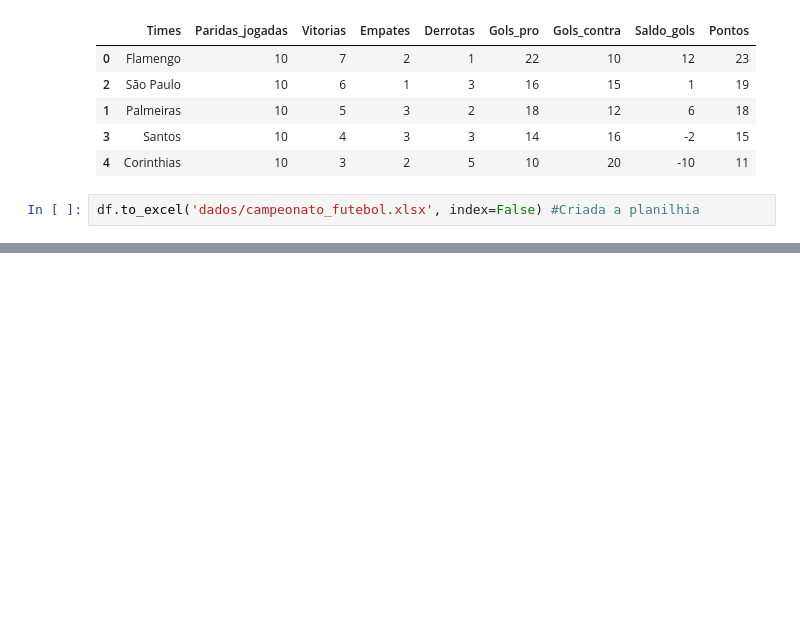
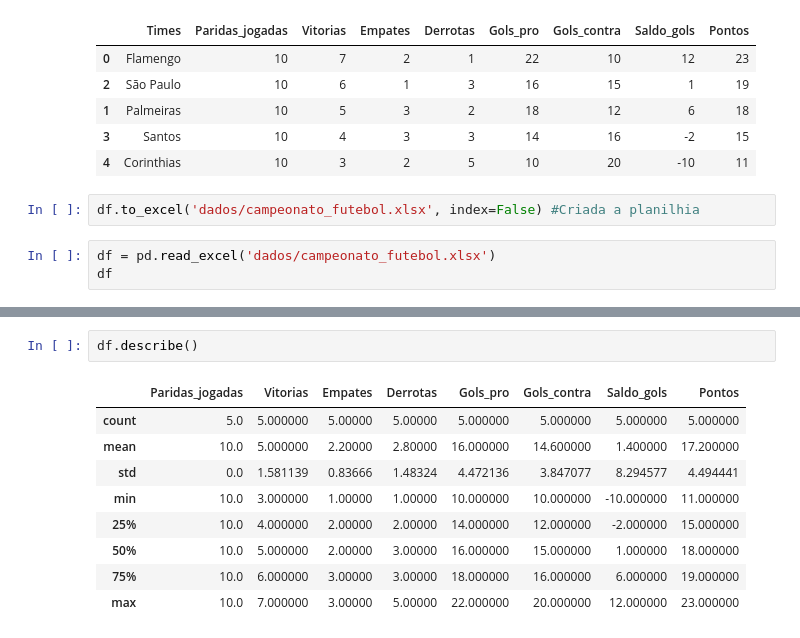
Before and after one commit to leandroclv/Analise_Dados_Python_Panda, a Jupyter notebook: pandas/introducao_pandas.ipynb, the cells around one changed output, grey strips where cells are left out. Drawn from its saved outputs; the diff is of its cells as text; blank space fills up the shorter version.

```diff
--- a/pandas/introducao_pandas.ipynb
+++ b/pandas/introducao_pandas.ipynb
@@ -536,3 +536,6 @@ df
 | 4 | Corinthias | 10 | 3 | 2 | 5 | 10 | 20 | -10 | 11 |
 # %%
 df.to_excel('dados/campeonato_futebol.xlsx', index=False) #Criada a planilhia
+# %%
+df = pd.read_excel('dados/campeonato_futebol.xlsx')
+df
@@ -538,0 +562,12 @@ df.to_excel('dados/campeonato_futebol.xlsx', index=False) #Criada a planilhia
+# %%
+df.describe()
+# %% [output]
+|  | Paridas_jogadas | Vitorias | Empates | Derrotas | Gols_pro | Gols_contra | Saldo_gols | Pontos |
+| count | 5.0 | 5.000000 | 5.00000 | 5.00000 | 5.000000 | 5.000000 | 5.000000 | 5.000000 |
+| mean | 10.0 | 5.000000 | 2.20000 | 2.80000 | 16.000000 | 14.600000 | 1.400000 | 17.200000 |
+| std | 0.0 | 1.581139 | 0.83666 | 1.48324 | 4.472136 | 3.847077 | 8.294577 | 4.494441 |
+| min | 10.0 | 3.000000 | 1.00000 | 1.00000 | 10.000000 | 10.000000 | -10.000000 | 11.000000 |
+| 25% | 10.0 | 4.000000 | 2.00000 | 2.00000 | 14.000000 | 12.000000 | -2.000000 | 15.000000 |
+| 50% | 10.0 | 5.000000 | 2.00000 | 3.00000 | 16.000000 | 15.000000 | 1.000000 | 18.000000 |
+| 75% | 10.0 | 6.000000 | 3.00000 | 3.00000 | 18.000000 | 16.000000 | 6.000000 | 19.000000 |
+| max | 10.0 | 7.000000 | 3.00000 | 5.00000 | 22.000000 | 20.000000 | 12.000000 | 23.000000 |
```
Also changed, not shown: parts of 14 cells of this notebook, 2 other files.
